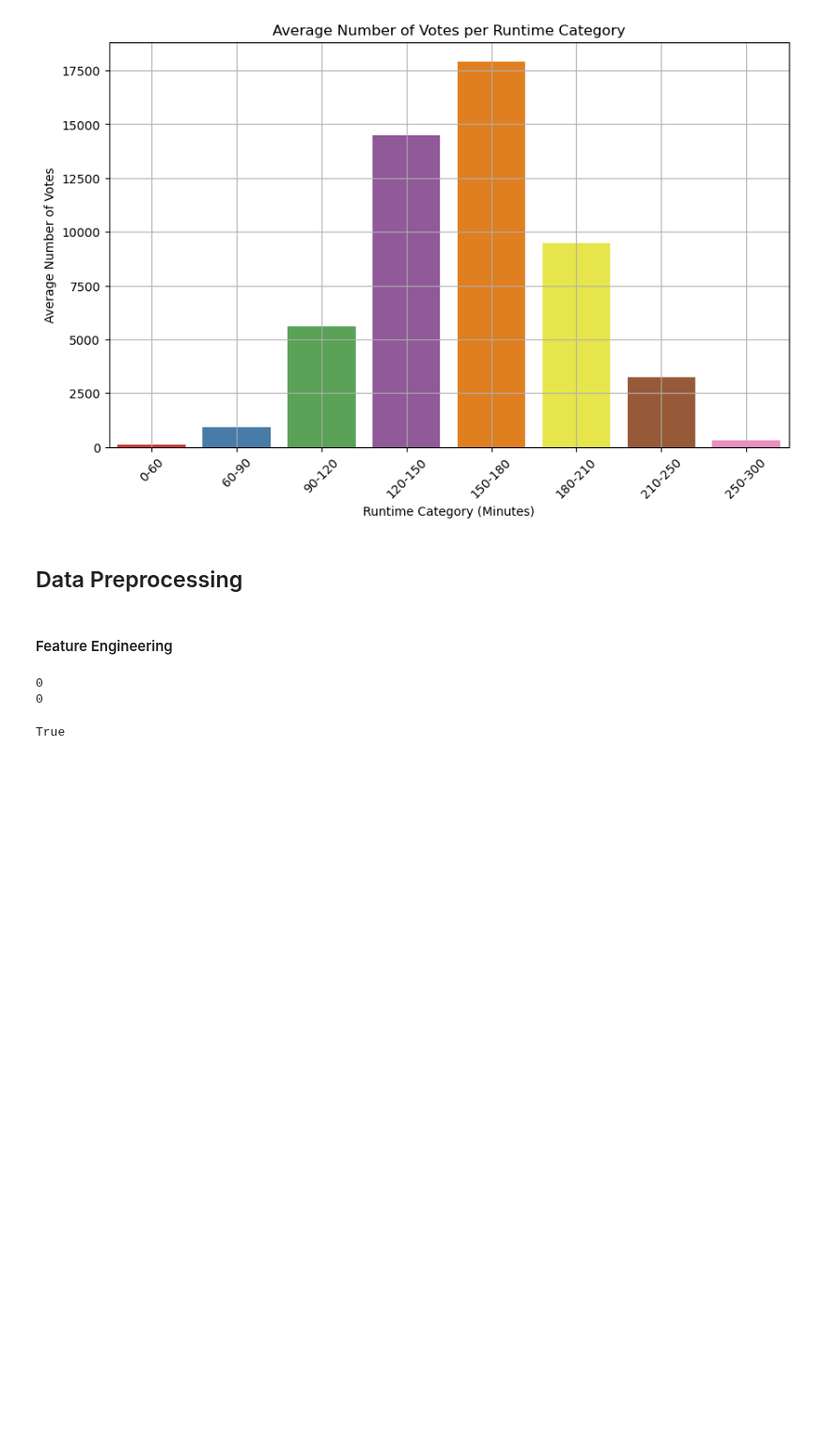
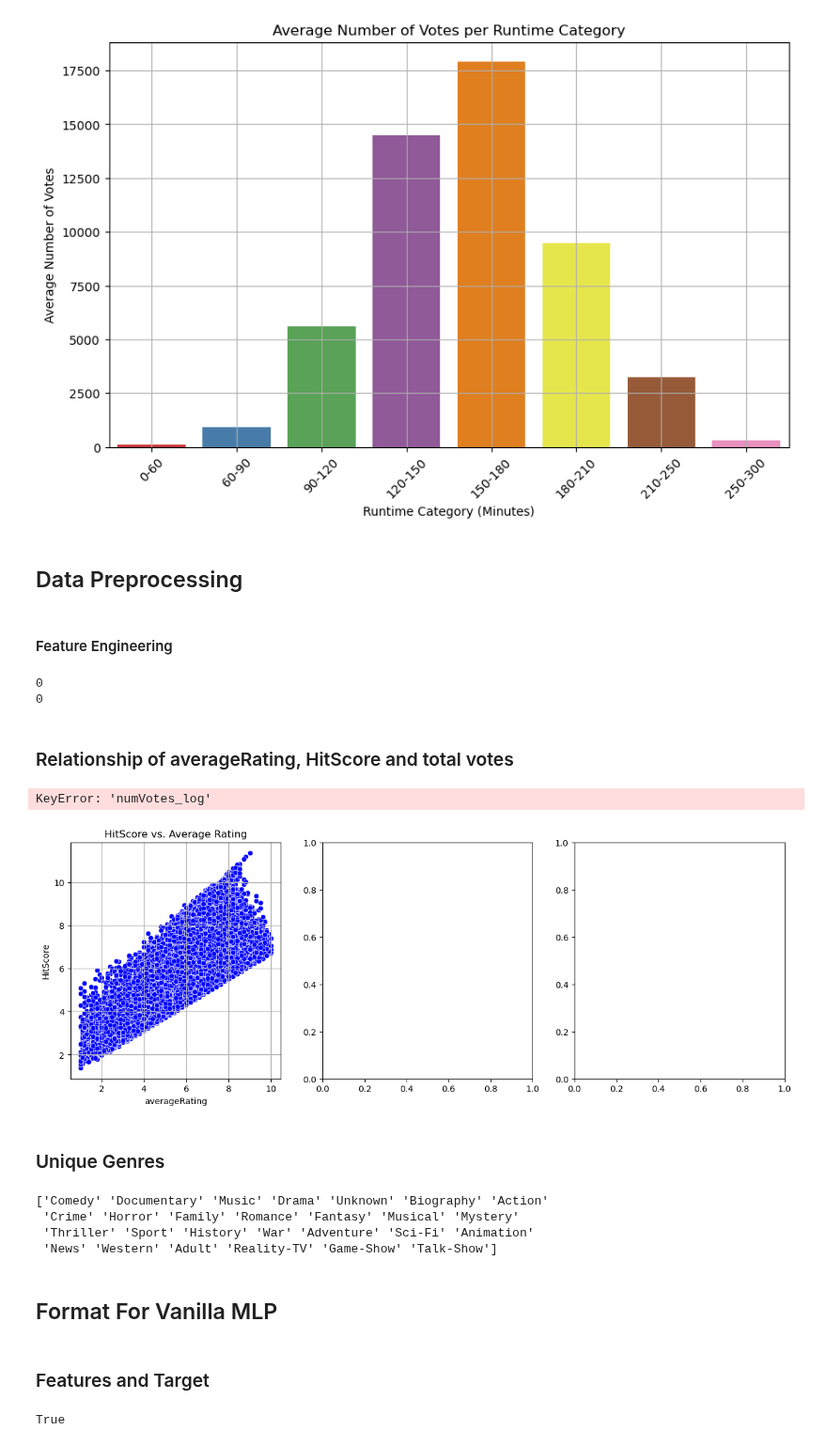
Before and after one commit to Ariestootl/machine_learning, a Jupyter notebook: Movie_Prediction/model.ipynb, the cells around one changed output. Shown at 94% size. Cells and saved outputs as stored; diff of their text form; code cells hidden in the pictures; blank space fills up the shorter version.

```diff
--- a/Movie_Prediction/model.ipynb
+++ b/Movie_Prediction/model.ipynb
@@ -64,3 +64,13 @@ genre_encoded = mlb.fit_transform(df['genres_list'])  # Fit & transform genres
 
 genre_columns = mlb.classes_  # Get genre names as column names
 df[genre_columns] = genre_encoded  # Add encoded genres to DataFrame
+
+##select runTime
+df = df[(df['runtimeMinutes'] >= 60) & (df['runtimeMinutes'] <= 250)]
+
+##check for missing values
+print(f"{df['averageRating'].isna().sum()}")
+print(f"{df['numVotes'].isna().sum() }")
+# %% [output]
+0
+0
@@ -69,9 +77,48 @@ df = df[(df['runtimeMinutes'] >= 60) & (df['runtimeMinutes'] <= 250)]
-# %%
-print(f"{df['averageRating'].isna().sum()}")
-print(f"{df['numVotes'].isna().sum() }")
-# %% [output]
-0
-0
+# %% [markdown]
+### Relationship of averageRating, HitScore and total votes
+# %%
+# Create scatter plots
+fig, axes = plt.subplots(1, 3, figsize=(15, 5))
+
+# Scatter plot: HitScore vs averageRating
+sns.scatterplot(x=df['averageRating'], y=df['HitScore'], ax=axes[0], color='b')
+axes[0].set_title('HitScore vs. Average Rating')
+axes[0].grid(True)
+
+# Scatter plot: HitScore vs numVotes_log
+sns.scatterplot(x=df['numVotes_log'], y=df['HitScore'], ax=axes[1], color='r')
+axes[1].set_title('HitScore vs. NumVotes (log)')
+axes[1].grid(True)
+
+# Scatter plot: averageRating vs numVotes_log
+sns.scatterplot(x=df['averageRating'], y=df['numVotes_log'], ax=axes[2], color='g')
+axes[2].set_title('Average Rating vs. NumVotes (log)')
+axes[2].grid(True)
+
+# Adjust layout
+plt.tight_layout()
+plt.show()
+
+# Correlation matrix
+corr_matrix = df[['averageRating', 'numVotes_log', 'HitScore']].corr()
+corr_matrix
+# %% [output]
+KeyError: 'numVotes_log'
+[figure, added]
+# %% [markdown]
+### Unique Genres
+# %%
+unique_genres = df['genres'].str.split(',').explode().str.strip().unique()
+print(unique_genres)
+# %% [output]
+['Comedy' 'Documentary' 'Music' 'Drama' 'Unknown' 'Biography' 'Action'
+ 'Crime' 'Horror' 'Family' 'Romance' 'Fantasy' 'Musical' 'Mystery'
+ 'Thriller' 'Sport' 'History' 'War' 'Adventure' 'Sci-Fi' 'Animation'
+ 'News' 'Western' 'Adult' 'Reality-TV' 'Game-Show' 'Talk-Show']
+# %% [markdown]
+## Format For Vanilla MLP
+# %% [markdown]
+### Features and Target
 # %%
 df['isAdult'] = df['isAdult'].astype(int)
 df['numVotes_log'] = np.log1p(df['numVotes'])
```
Also changed, not shown: parts of 39 cells of this notebook.
